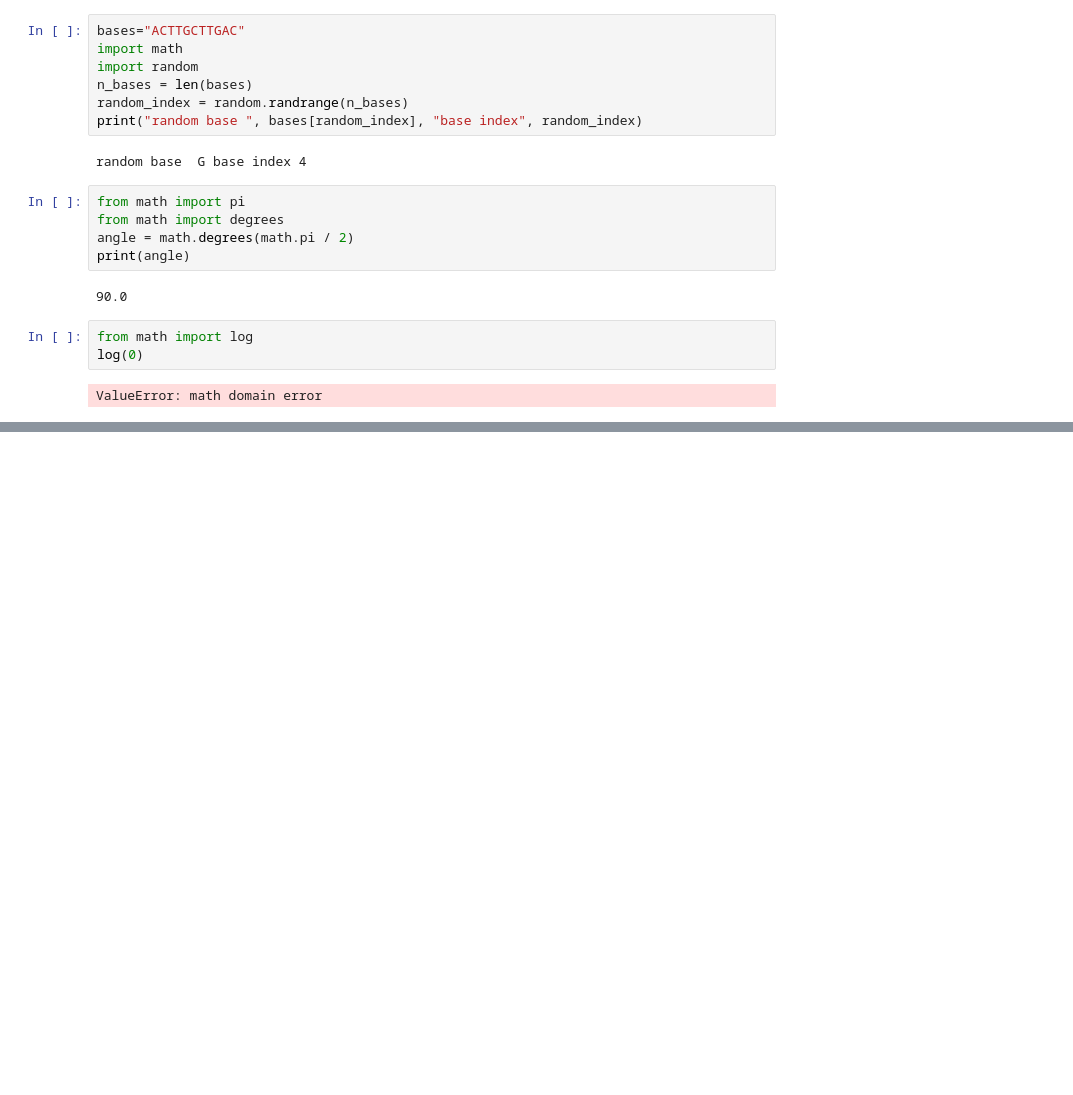
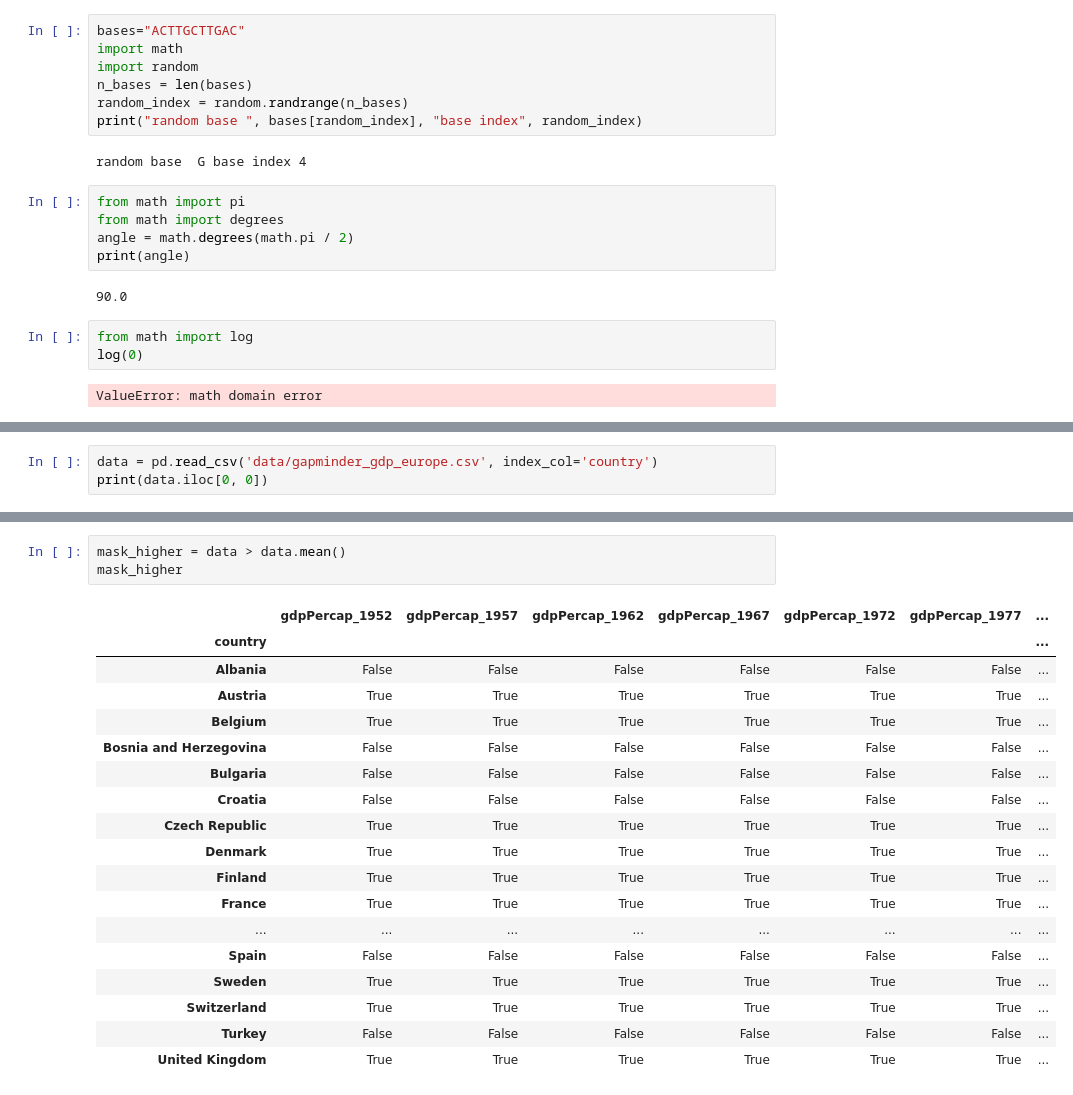
Before and after one commit to MJardon913/2021_pml_marioj, a Jupyter notebook: 2021Primercuaderno.ipynb, the cells around one changed output, grey strips where cells are left out. Saved outputs shown, nothing was run; the diff lists cells and outputs as text; blank space fills up the shorter version.

Commit message:
changes on dataframes

```diff
--- a/2021Primercuaderno.ipynb
+++ b/2021Primercuaderno.ipynb
@@ -241,0 +451,3 @@ print(data)
+# %%
+data = pd.read_csv('data/gapminder_gdp_europe.csv', index_col='country')
+print(data.iloc[0, 0])
@@ -241,0 +556,22 @@ print(data)
+# %%
+mask_higher = data > data.mean()
+mask_higher
+# %% [output]
+|  | gdpPercap_1952 | gdpPercap_1957 | gdpPercap_1962 | gdpPercap_1967 | gdpPercap_1972 | gdpPercap_1977 | ... |
+| country |  |  |  |  |  |  | ... |
+| Albania | False | False | False | False | False | False | ... |
+| Austria | True | True | True | True | True | True | ... |
+| Belgium | True | True | True | True | True | True | ... |
+| Bosnia and Herzegovina | False | False | False | False | False | False | ... |
+| Bulgaria | False | False | False | False | False | False | ... |
+| Croatia | False | False | False | False | False | False | ... |
+| Czech Republic | True | True | True | True | True | True | ... |
+| Denmark | True | True | True | True | True | True | ... |
+| Finland | True | True | True | True | True | True | ... |
+| France | True | True | True | True | True | True | ... |
+| ... | ... | ... | ... | ... | ... | ... | ... |
+| Spain | False | False | False | False | False | False | ... |
+| Sweden | True | True | True | True | True | True | ... |
+| Switzerland | True | True | True | True | True | True | ... |
+| Turkey | False | False | False | False | False | False | ... |
+| United Kingdom | True | True | True | True | True | True | ... |
```
Also changed, not shown: parts of 44 cells of this notebook, 3 other files.
